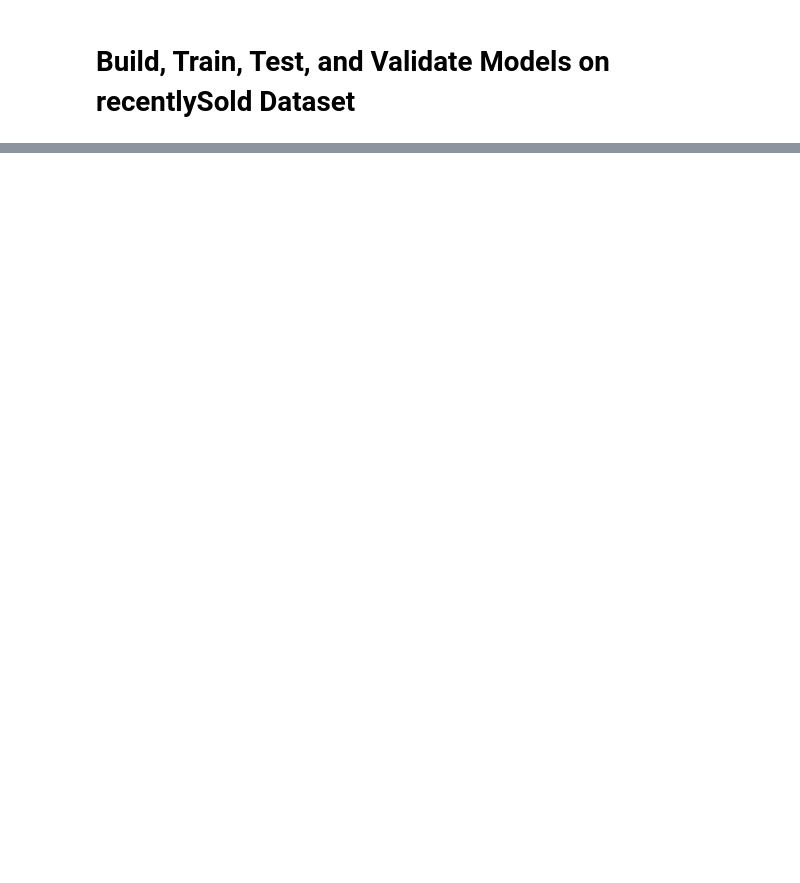
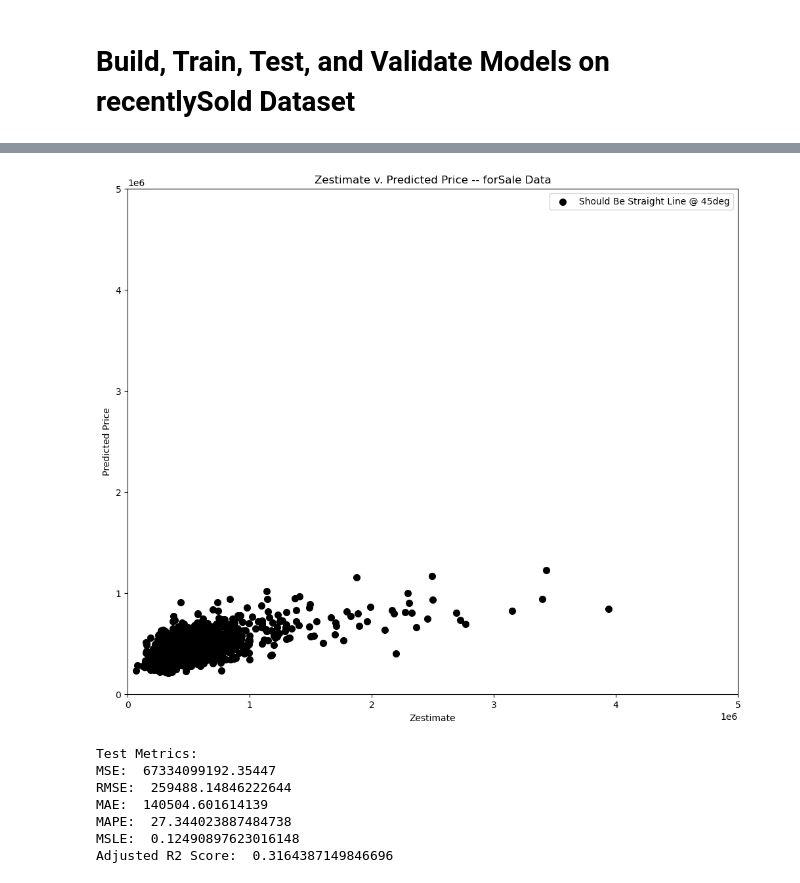
Before and after one commit to Jonathan-Tiede/RealEstate_Recommender, a Jupyter notebook: dataPrediction.ipynb, the cells around one changed output, grey strips where cells are left out. Cells and saved outputs as stored; diff of their text form; code cells hidden in the pictures; blank space fills up the shorter version.

```diff
--- a/dataPrediction.ipynb
+++ b/dataPrediction.ipynb
@@ -344,0 +847,71 @@ Execute best model on forSale data
+# %%
+'''
+Execute best model on forSale Data
+
+XXXX NEEDS WORK!!! I DO NOT BELIEVE THESE RESULTS!! XXXX
+'''
+# X_train = np.array([3.00000000e+00, 4.00000000e+00, 7.70000000e+01, 0.00000000e+00, 2.87146700e+01, 0.00000000e+00, 2.63500000e+03, -8.08855700e+01, 1.05415200e+05, 3.20000000e+01, 1.42314991e+02, 0.00000000e+00, 0.00000000e+00, 2.00400000e+03, 3.77600000e+05, 3.27540000e+04])
+# X_forSale = X_train
+
+
+# Create predicted price
+# forSale_pricePrediction = best_randFor.predict(X_forSale)
+# forSale_pricePrediction = best_xgb_model.predict(X_forSale)
+# forSale_pricePrediction = linReg.predict(X_forSale)
+forSale_pricePrediction = (best_randFor.predict(X_forSale) + best_xgb_model.predict(X_forSale)) / 2
+
+
+# Visualize the results
+plt.figure(figsize=(12, 10))
+# plt.scatter(modelData_forSale['resoFacts.taxAnnualAmount'], zestimate, color='blue', label='Actual')
+# plt.scatter(modelData_forSale['resoFacts.taxAnnualAmount'], forSale_pricePrediction, color='red', linewidth=2, label='Predicted')
+plt.scatter(zestimate, forSale_pricePrediction, color='black', linewidth=2, label='Should Be Straight Line @ 45deg')
+plt.xlabel('Zestimate')
+plt.ylabel('Predicted Price')
+plt.title('Zestimate v. Predicted Price -- forSale Data')
+plt.xlim([0, 5e6])
+plt.ylim([0, 5e6])
+plt.legend()
+plt.show()
+
+# print(forSale_pricePrediction[0:4])
+# print(zestimate[0:4])
+
+y_pred = forSale_pricePrediction
+y_test = zestimate
+
+print('Test Metrics:')
+score_lr = mean_squared_error(y_test, y_pred)
+print("MSE: ", score_lr)
+score_lr = np.sqrt(score_lr)
+print("RMSE: ", score_lr)
+score_lr = mean_absolute_error(y_test, y_pred)
+print("MAE: ", score_lr)
+score_lr = mean_absolute_percentage_error(y_test, y_pred)
+print("MAPE: ", score_lr)
+score_lr = mean_squared_log_error(y_test, y_pred)
+print("MSLE: ", score_lr)
+score_lr = r2_score(y_test, y_pred)
+n = len(y_test)
+k = X_test.shape[1]
+score_lr = 1 - ((1-score_lr) * (n-1) / (n-k-1))
+print("Adjusted R2 Score: ", score_lr)
+print('')
+
+# Add predicted price to forSale dataframe - make sure index values match up....
+
+# Compute percent difference between zestimate and predicted price
+
+# Create final forSale csv for use in second go of EDA and final Plotly viz
+
+# Final EDA to include:
+# - Price value (% diff predicted v. Zestimate) vs zipcode
+# %% [output]
+[figure, added]
+Test Metrics:
+MSE:  67334099192.35447
+RMSE:  259488.14846222644
+MAE:  140504.601614139
+MAPE:  27.344023887484738
+MSLE:  0.12490897623016148
+Adjusted R2 Score:  0.3164387149846696
```
Also changed, not shown: parts of 18 cells of this notebook, 5 other files.
